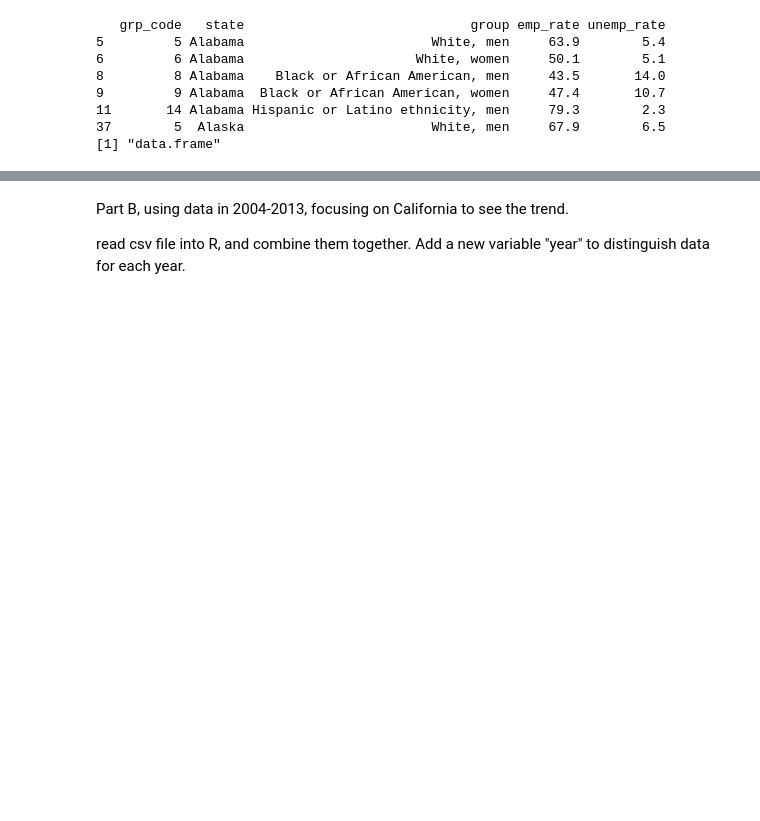
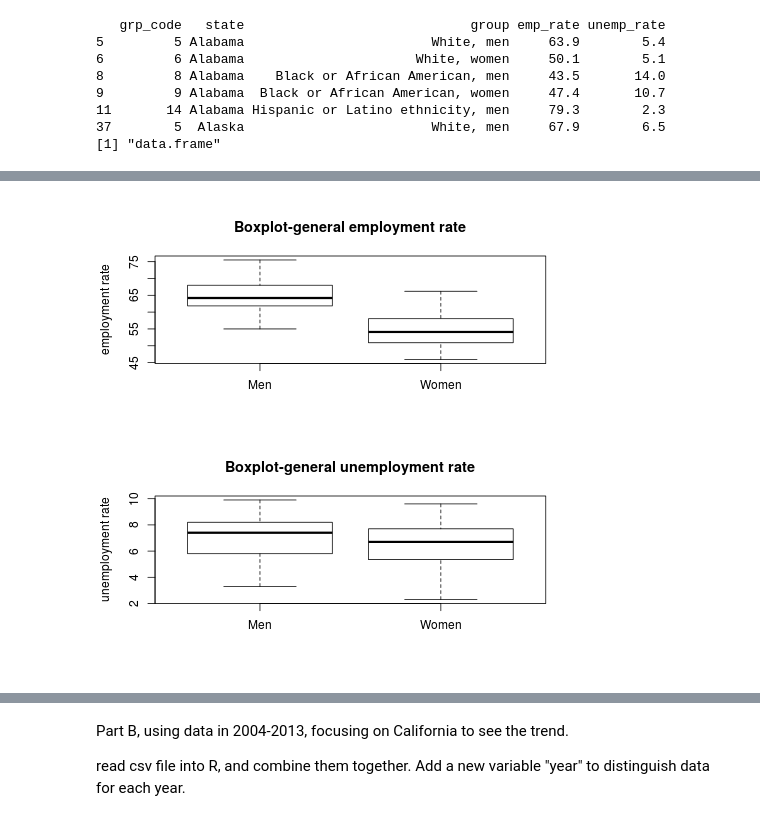
Before and after one commit to yuhanw/Team_Four.0, a Jupyter notebook: notebooks/NB2_data_cleaning.ipynb, the cells around one changed output, grey strips where cells are left out. Cells and saved outputs as stored; diff of their text form; code cells hidden in the pictures; blank space fills up the shorter version.

```diff
--- a/notebooks/NB2_data_cleaning.ipynb
+++ b/notebooks/NB2_data_cleaning.ipynb
@@ -61,6 +63,8 @@ read csv file, and delete unnecessary variables, observations with NA values.
 # %%
 %%R
 A13=read.csv('../data1/raw/2013_to_be_cleaned.csv',header=T)
+i=sapply(A13, is.factor)
+A13[i]=lapply(A13[i],as.character)
 A13=subset(A13, select=c(grp_code, state, group, emp_rate, unemp_rate))
 A13=A13[complete.cases(A13),]
 print(head(A13))
@@ -92,0 +142,7 @@ print(class(A13age))
+# %%
+%%R
+par(mfrow=c(2,1))
+boxplot(A13gen$emp_rate~A13gen$group, ylab="employment rate", main="Boxplot-general employment rate")
+boxplot(A13gen$unemp_rate~A13gen$group, ylab="unemployment rate", main="Boxplot-general unemployment rate")
+# %% [output]
+[figure, added]
```
Also changed, not shown: parts of 11 cells of this notebook.
